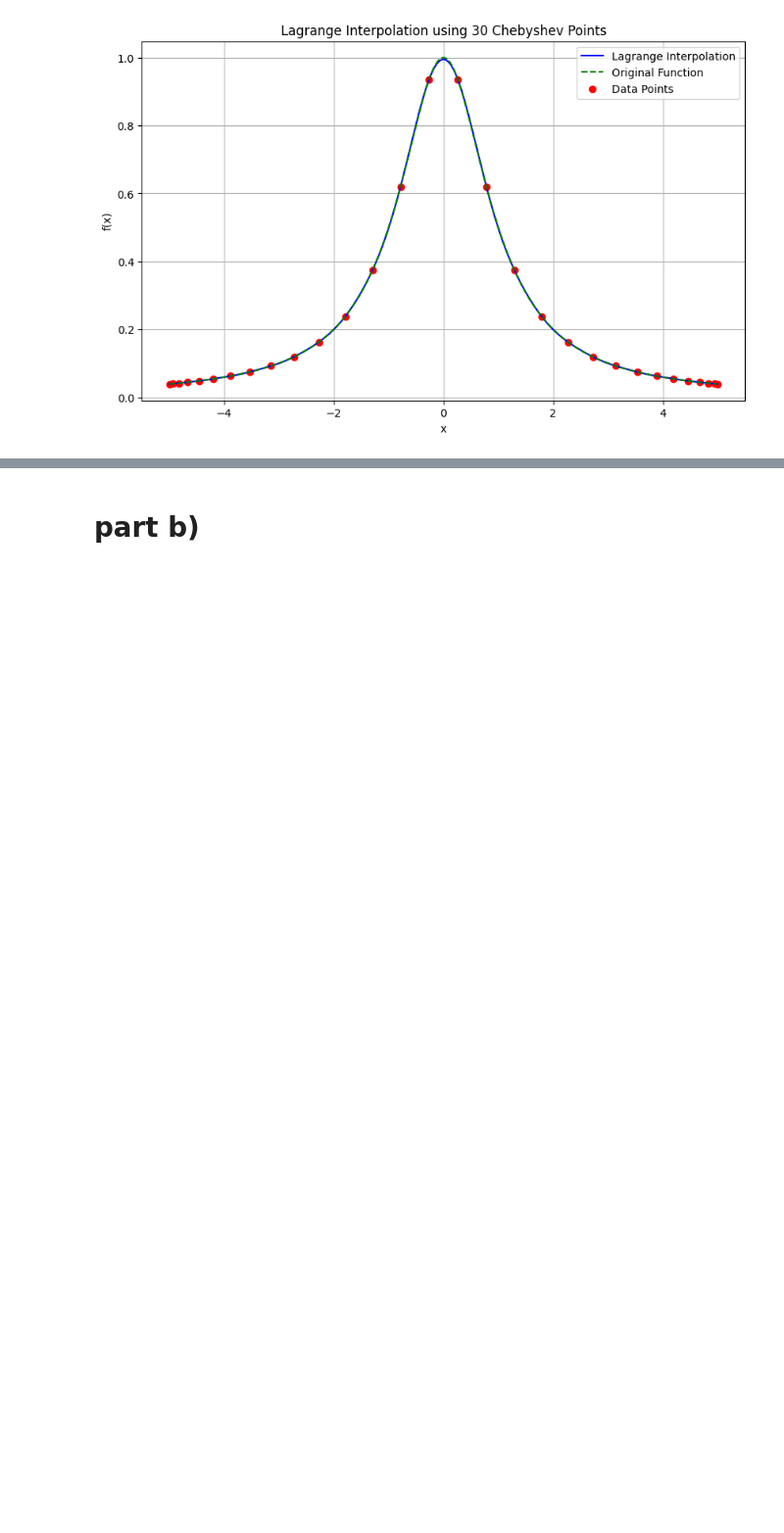
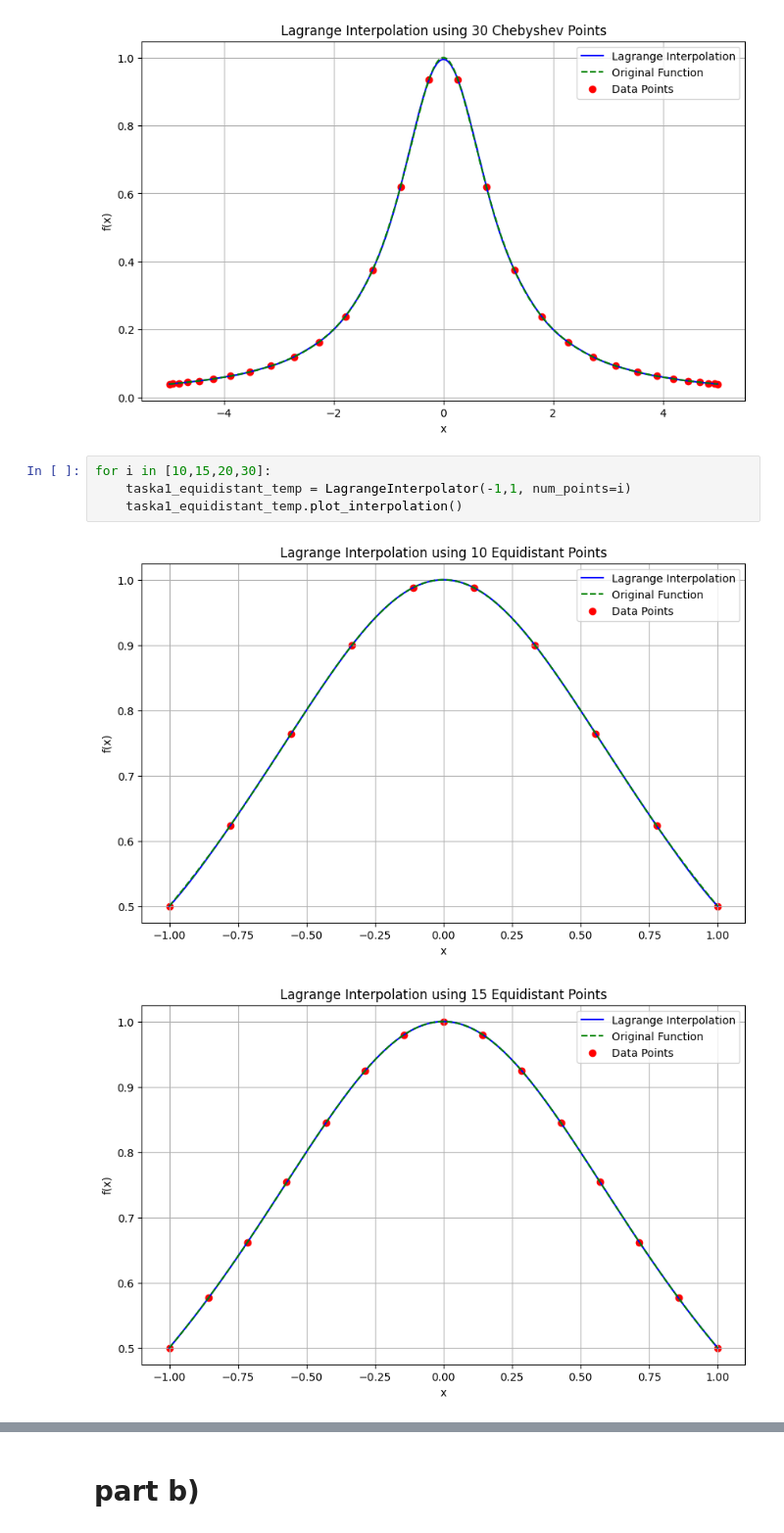
Before and after one commit to Akaada/TMA4215_NumericalMathematics_project1, a Jupyter notebook: taska.ipynb, the cells around one changed output, grey strips where cells are left out. Shown at 98% size. Cells and saved outputs as stored; diff of their text form; blank space fills up the shorter version.

```diff
--- a/taska.ipynb
+++ b/taska.ipynb
@@ -33,3 +33,10 @@ for i in [15,20,30]:
 [figure]
 [figure]
 [figure]
+# %%
+for i in [10,15,20,30]:
+    taska1_equidistant_temp = LagrangeInterpolator(-1,1, num_points=i)
+    taska1_equidistant_temp.plot_interpolation()
+# %% [output]
+[figure, added]
+[figure, added]
```
Also changed, not shown: parts of 2 cells of this notebook, 1 other file.
